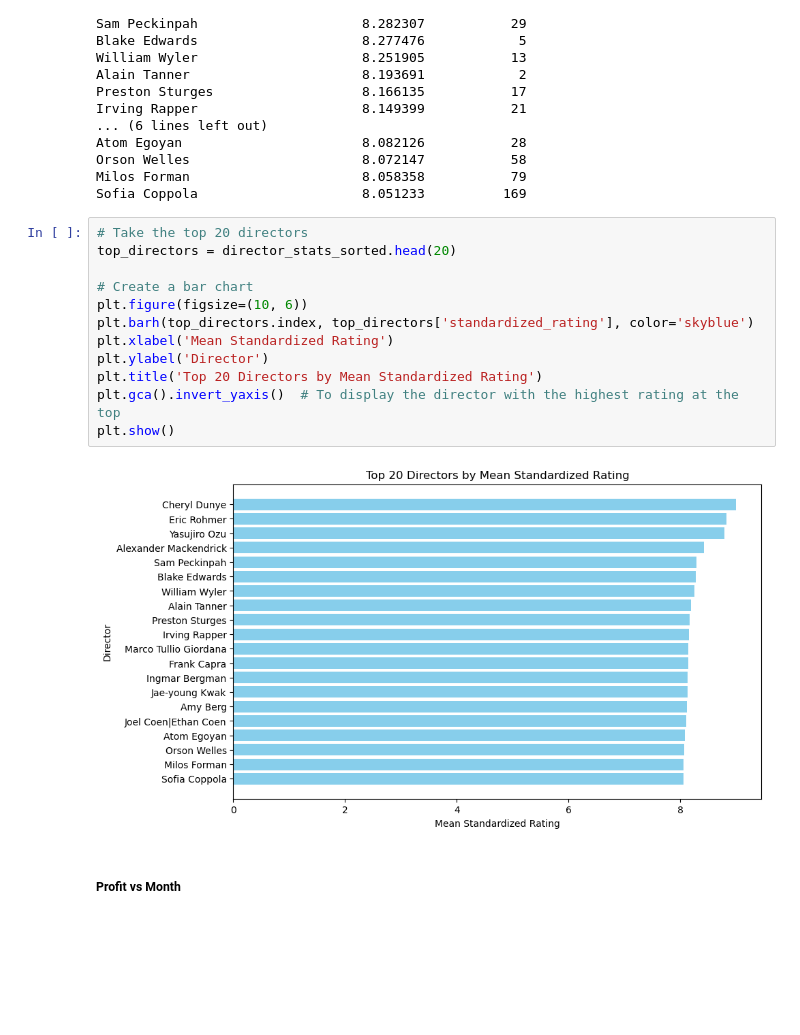
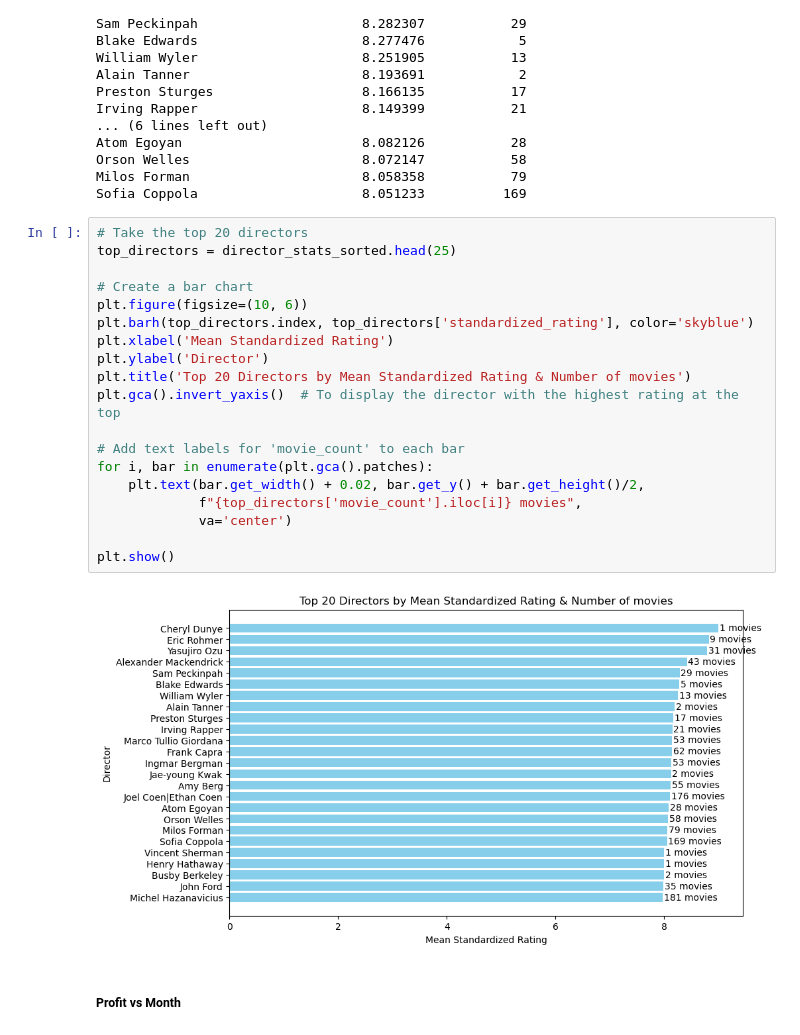
Before and after one commit to kev065/movie-studio-project, a Jupyter notebook: index.ipynb, the cells around one changed output. Drawn from its saved outputs; the diff is of its cells as text; blank space fills up the shorter version.

```diff
--- a/index.ipynb
+++ b/index.ipynb
@@ -857,18 +874,25 @@ Milos Forman                      8.058358           79
 Sofia Coppola                     8.051233          169
 # %%
 # Take the top 20 directors
-top_directors = director_stats_sorted.head(20)
+top_directors = director_stats_sorted.head(25)
 
 # Create a bar chart
 plt.figure(figsize=(10, 6))
 plt.barh(top_directors.index, top_directors['standardized_rating'], color='skyblue')
 plt.xlabel('Mean Standardized Rating')
 plt.ylabel('Director')
-plt.title('Top 20 Directors by Mean Standardized Rating')
+plt.title('Top 20 Directors by Mean Standardized Rating & Number of movies')
 plt.gca().invert_yaxis()  # To display the director with the highest rating at the top
+
+# Add text labels for 'movie_count' to each bar
+for i, bar in enumerate(plt.gca().patches):
+    plt.text(bar.get_width() + 0.02, bar.get_y() + bar.get_height()/2,
+             f"{top_directors['movie_count'].iloc[i]} movies",
+             va='center')
+
 plt.show()
 # %% [output]
-[figure, old version]
+[figure, new version]
 # %% [markdown]
 ##### Profit vs Month
 # %%
```
Also changed, not shown: parts of 5 cells of this notebook.
